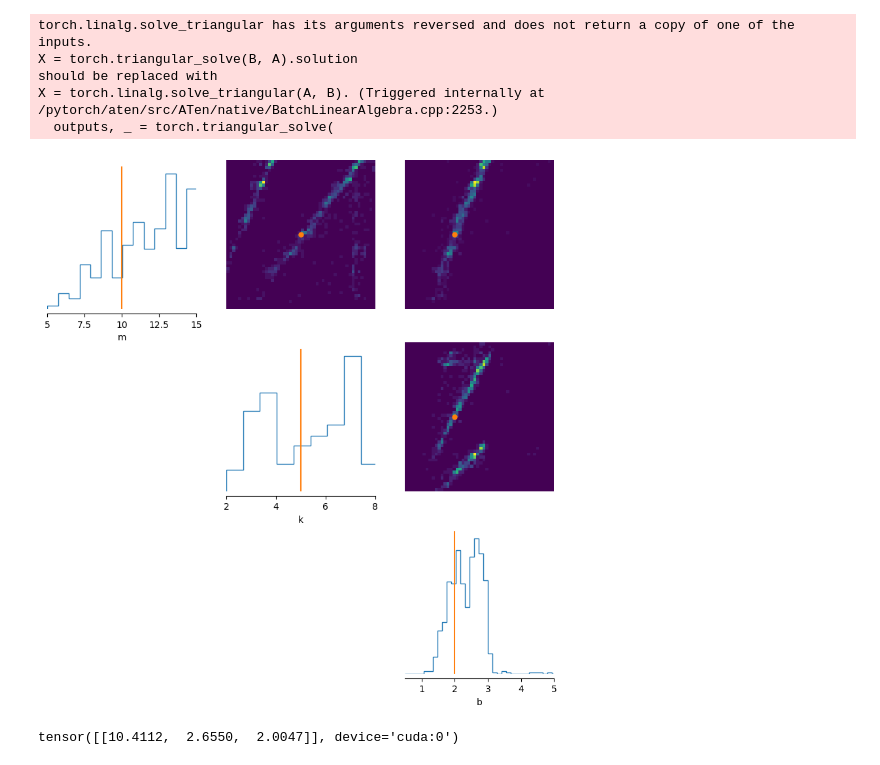
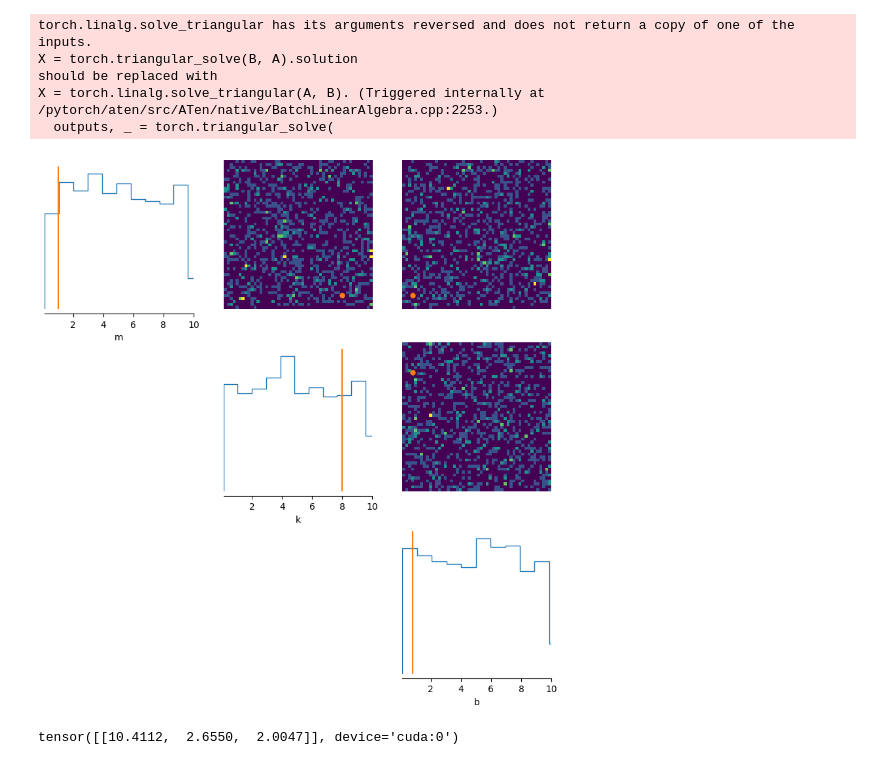
Before and after one commit to skcajs/pandora, a Jupyter notebook: notebooks/simulation_based_inference/mass_spring_damper_LSTM copy.ipynb, the cells around one changed output. Cells and saved outputs as stored; diff of their text form; code cells hidden in the pictures.

```diff
--- a/notebooks/simulation_based_inference/mass_spring_damper_LSTM copy.ipynb
+++ b/notebooks/simulation_based_inference/mass_spring_damper_LSTM copy.ipynb
@@ -56,7 +56,7 @@ def simulator(theta):
 
     return torch.tensor(trajectory, device=device)
 # %%
-true_parameter = torch.tensor([10, 5.0, 2.0], device=device)
+true_parameter = torch.tensor([1.0, 8.0, 0.8], device=device)
 x_obs = simulator(true_parameter).to(device)
 # %%
 t = torch.arange(len(x_obs))
@@ -81,13 +81,13 @@ plt.show()
 # %%
-prior = BoxUniform(low=torch.tensor([5.0, 2.0, 0.5], device=device),
-                             high=torch.tensor([15.0, 8.0, 5.0], device=device))
+prior = BoxUniform(low=torch.tensor([0.1, 0.1, 0.1], device=device),
+                             high=torch.tensor([10.0, 10.0, 10.0], device=device))
 
 # make a SBI-wrapper on the simulator object for compatibility
 prior, num_parameters, prior_returns_numpy = process_prior(prior)
 simulator_wrapper = process_simulator(simulator, prior, prior_returns_numpy)
 check_sbi_inputs(simulator_wrapper, prior)
 # %%
-num_simulations = 10000
+num_simulations = 5000
 theta, x = simulate_for_sbi(simulator_wrapper, prior, num_simulations=num_simulations)
 theta, x = theta.to(device), x.to(device)
 # %%
@@ -187,12 +188,12 @@ X = torch.linalg.solve_triangular(A, B). (Triggered internally at /pytorch/aten/
 # %%
 fig, ax = analysis.pairplot(
     samples.to("cpu"),
     points=true_parameter.to("cpu").unsqueeze(0),
     labels=["m", "k", "b"],
-    limits=[[5, 15], [2.0, 8.0], [0.5, 5.0]]
+    limits=[[0.1, 10], [0.1, 10.0], [0.1, 10.0]]
 )
 # %% [output]
-[figure, old version]
+[figure, new version]
 # %%
 sample = posterior.sample((1,), x=x_obs.to(device))
 print(sample)
```
Also changed, not shown: parts of 4 cells of this notebook, 2 other files.
